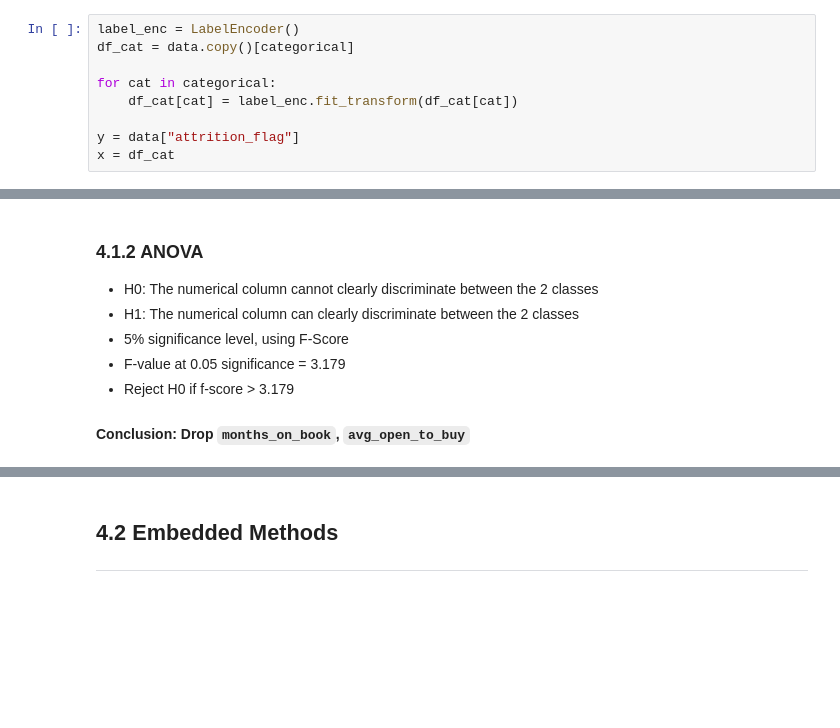
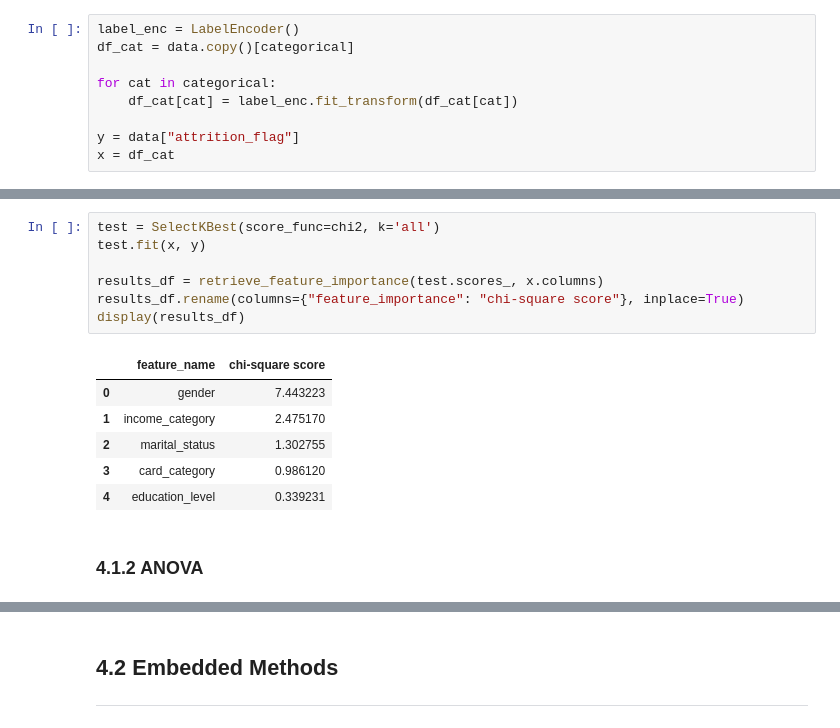
Before and after one commit to jonjonnyjonjon/introml-g2t4, a Jupyter notebook: data-preprocessing.ipynb, the cells around one changed output, grey strips where cells are left out. Drawn from its saved outputs; the diff is of its cells as text; blank space fills up the shorter version.

Commit message:
Updated chi-square and ANOVA

```diff
--- a/data-preprocessing.ipynb
+++ b/data-preprocessing.ipynb
@@ -223,12 +202,18 @@ p_values.plot.bar()
-# %% [markdown]
-### 4.1.2 ANOVA
-
-- H0: The numerical column cannot clearly discriminate between the 2 classes
-- H1: The numerical column can clearly discriminate between the 2 classes
-- 5% significance level, using F-Score
-- F-value at 0.05 significance = 3.179
-- Reject H0 if f-score > 3.179
-
-#### Conclusion: Drop `months_on_book`, `avg_open_to_buy`
+# %%
+test = SelectKBest(score_func=chi2, k='all')
+test.fit(x, y)
+
+results_df = retrieve_feature_importance(test.scores_, x.columns)
+results_df.rename(columns={"feature_importance": "chi-square score"}, inplace=True)
+display(results_df)
+# %% [output]
+|  | feature_name | chi-square score |
+| 0 | gender | 7.443223 |
+| 1 | income_category | 2.475170 |
+| 2 | marital_status | 1.302755 |
+| 3 | card_category | 0.986120 |
+| 4 | education_level | 0.339231 |
+# %% [markdown]
+### 4.1.2 ANOVA
 # %%
 x = data.copy()[numerical]
```
Also changed, not shown: parts of 4 cells of this notebook, 1 other file.
